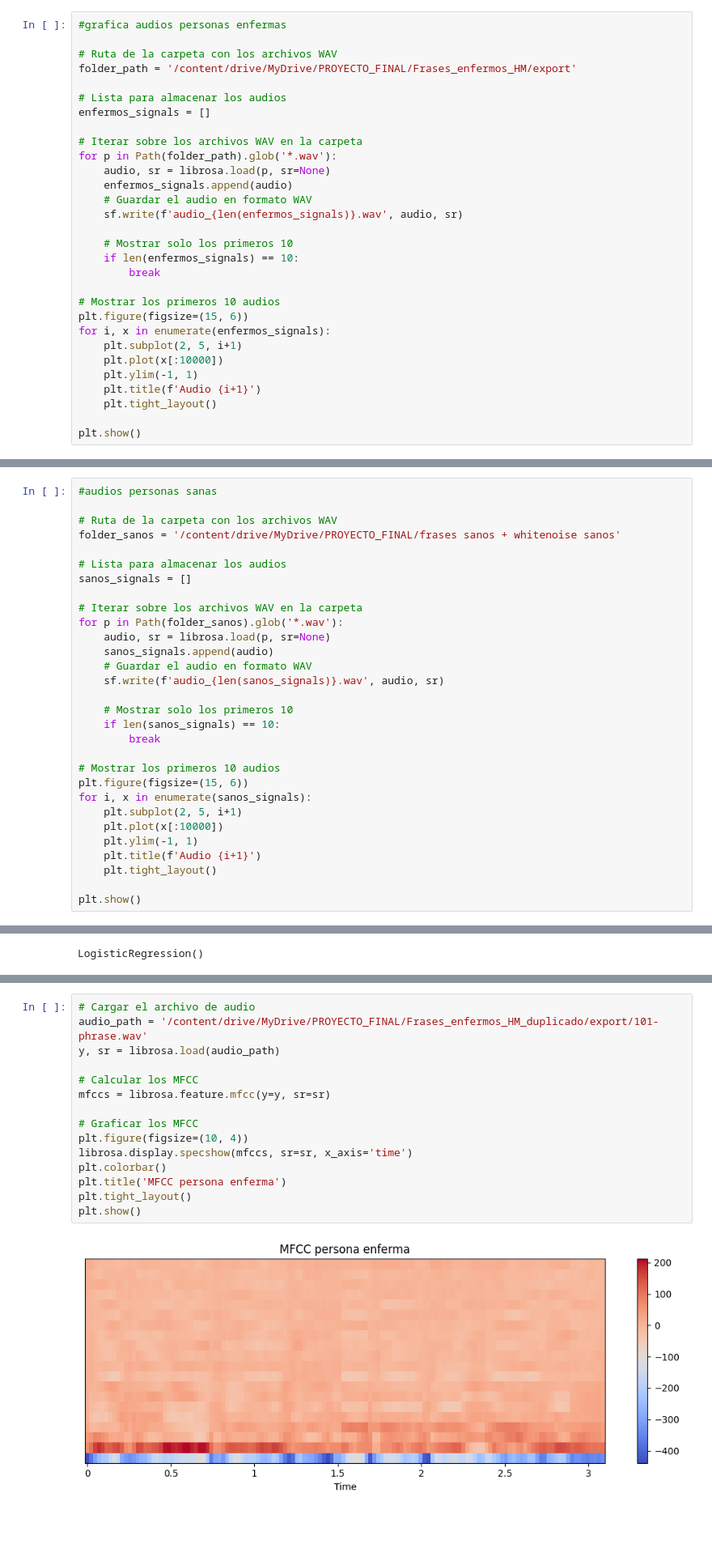
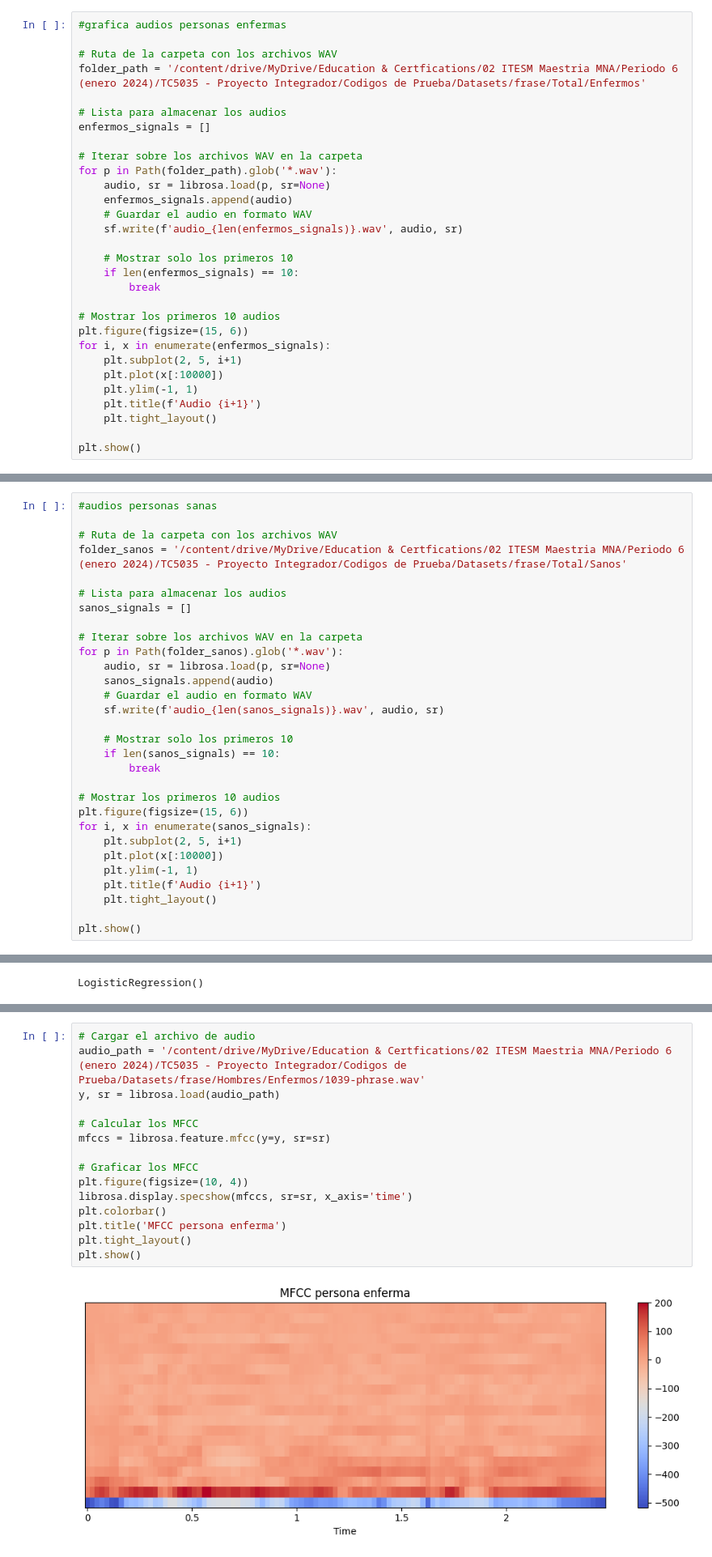
Before and after one commit to julioperezzapata/Proyecto_integrador_grupo_6, a Jupyter notebook: Entregables/Codigos Avance 4/mfcc_regresionLogistica.ipynb, the cells around one changed output, grey strips where cells are left out. Shown at 81% size. Drawn from its saved outputs; the diff is of its cells as text; blank space fills up the shorter version.

```diff
--- a/Entregables/Codigos Avance 4/mfcc_regresionLogistica.ipynb
+++ b/Entregables/Codigos Avance 4/mfcc_regresionLogistica.ipynb
@@ -212,7 +213,7 @@ df = pd.DataFrame(data, columns=nombres_columnas)
 #grafica audios personas enfermas
 
 # Ruta de la carpeta con los archivos WAV
-folder_path = '/content/drive/MyDrive/PROYECTO_FINAL/Frases_enfermos_HM/export'
+folder_path = '/content/drive/MyDrive/Education & Certfications/02 ITESM Maestria MNA/Periodo 6 (enero 2024)/TC5035 - Proyecto Integrador/Codigos de Prueba/Datasets/frase/Total/Enfermos'
 
 # Lista para almacenar los audios
 enfermos_signals = []
@@ -244,7 +245,7 @@ plt.show()
 #audios personas sanas
 
 # Ruta de la carpeta con los archivos WAV
-folder_sanos = '/content/drive/MyDrive/PROYECTO_FINAL/frases sanos + whitenoise sanos'
+folder_sanos = '/content/drive/MyDrive/Education & Certfications/02 ITESM Maestria MNA/Periodo 6 (enero 2024)/TC5035 - Proyecto Integrador/Codigos de Prueba/Datasets/frase/Total/Sanos'
 
 # Lista para almacenar los audios
 sanos_signals = []
@@ -664,20 +655,20 @@ predictions = model.predict(X_validation)
 #print(accuracy_score(Y_validation, predictions))
 # %%
 # Cargar el archivo de audio
-audio_path = '/content/drive/MyDrive/PROYECTO_FINAL/Frases_enfermos_HM_duplicado/export/101-phrase.wav'
+audio_path = '/content/drive/MyDrive/Education & Certfications/02 ITESM Maestria MNA/Periodo 6 (enero 2024)/TC5035 - Proyecto Integrador/Codigos de Prueba/Datasets/frase/Hombres/Enfermos/1039-phrase.wav'
 y, sr = librosa.load(audio_path)
 
 # Calcular los MFCC
 mfccs = librosa.feature.mfcc(y=y, sr=sr)
 
 # Graficar los MFCC
 plt.figure(figsize=(10, 4))
 librosa.display.specshow(mfccs, sr=sr, x_axis='time')
 plt.colorbar()
 plt.title('MFCC persona enferma')
 plt.tight_layout()
 plt.show()
 # %% [output]
-[figure, old version]
+[figure, new version]
 # %%
 # Cargar el archivo de audio
```
Also changed, not shown: parts of 20 cells of this notebook, 2 other files.
